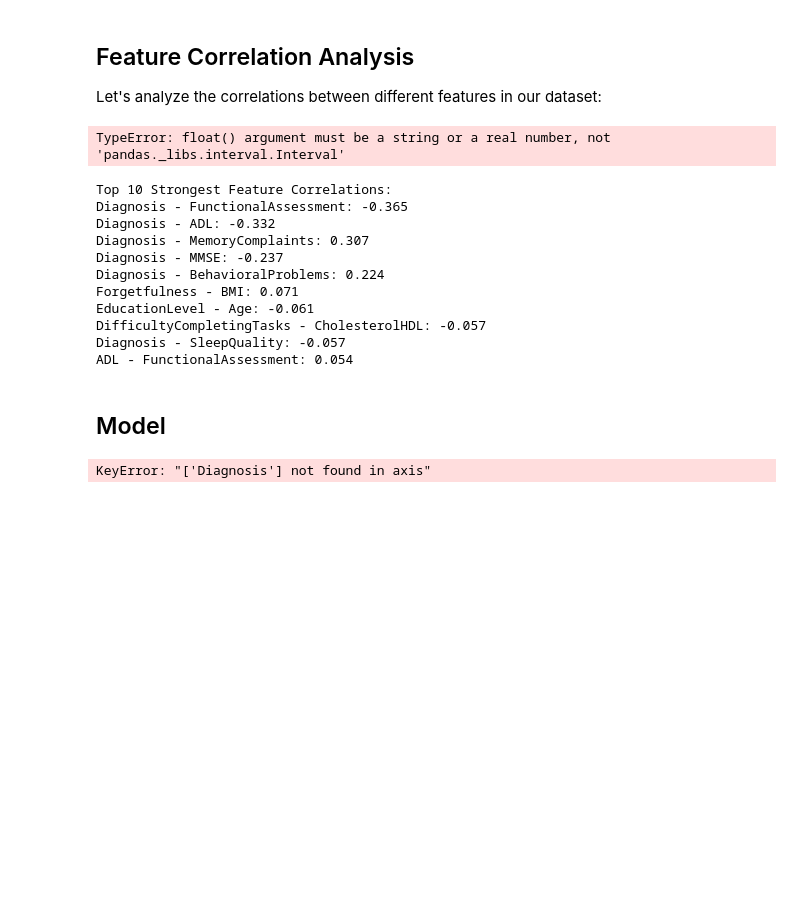
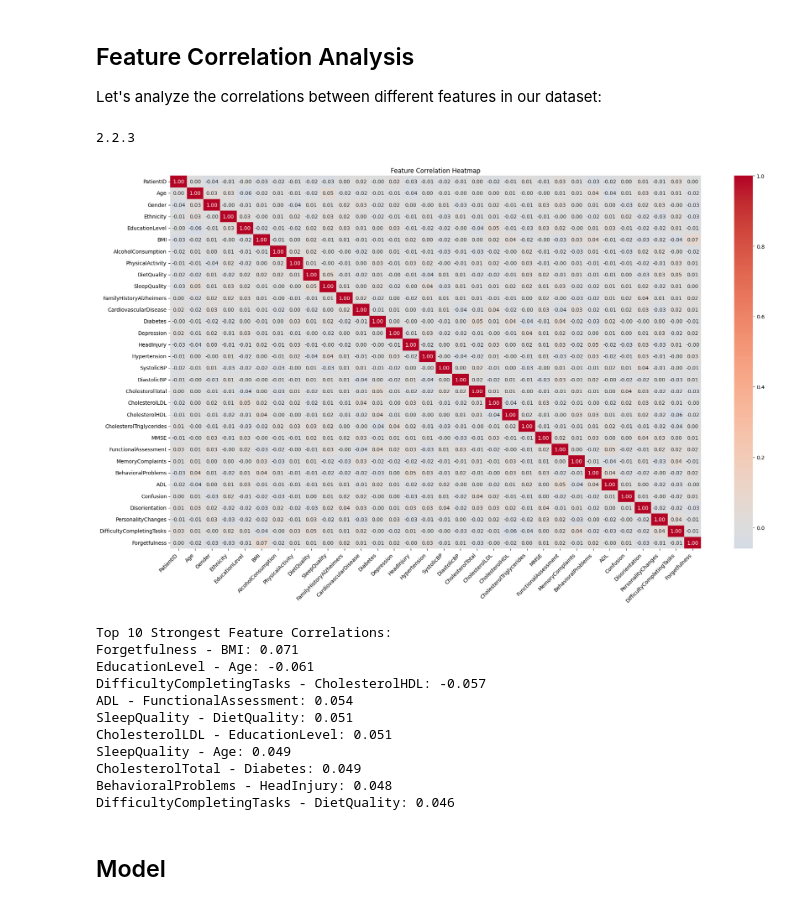
Before and after one commit to JakubDralus/advanced-machine-learning, a Jupyter notebook: project.ipynb, the cells around one changed output. Drawn from its saved outputs; the diff is of its cells as text; code cells hidden in the pictures; blank space fills up the shorter version.

```diff
--- a/project.ipynb
+++ b/project.ipynb
@@ -425,18 +425,21 @@ Let's analyze the correlations between different features in our dataset:
 # %%
 import seaborn as sns
 import matplotlib.pyplot as plt
 
-correlation_matrix = df.corr()
+print(pd.__version__)
+
+correlation_matrix = df.select_dtypes(include=['number']).corr()
 
 plt.figure(figsize=(20, 12))
 sns.heatmap(correlation_matrix, annot=True, cmap='coolwarm', center=0, fmt='.2f')
 plt.title('Feature Correlation Heatmap')
 plt.xticks(rotation=45, ha='right')
 plt.yticks(rotation=0)
 plt.tight_layout()
 plt.show()
 # %% [output]
-TypeError: float() argument must be a string or a real number, not 'pandas._libs.interval.Interval'
+2.2.3
+[figure, added]
 # %%
 from pandas import DataFrame
 import numpy as np
@@ -459,16 +462,16 @@ for (feat1, feat2), corr in strongest_correlations.items():
     print(f"{feat1} - {feat2}: {corr:.3f}")
 # %% [output]
 Top 10 Strongest Feature Correlations:
-Diagnosis - FunctionalAssessment: -0.365
-Diagnosis - ADL: -0.332
-Diagnosis - MemoryComplaints: 0.307
-Diagnosis - MMSE: -0.237
-Diagnosis - BehavioralProblems: 0.224
 Forgetfulness - BMI: 0.071
 EducationLevel - Age: -0.061
 DifficultyCompletingTasks - CholesterolHDL: -0.057
-Diagnosis - SleepQuality: -0.057
 ADL - FunctionalAssessment: 0.054
+SleepQuality - DietQuality: 0.051
+CholesterolLDL - EducationLevel: 0.051
+SleepQuality - Age: 0.049
+CholesterolTotal - Diabetes: 0.049
+BehavioralProblems - HeadInjury: 0.048
+DifficultyCompletingTasks - DietQuality: 0.046
 # %% [markdown]
 ## Model
 # %%
@@ -477,7 +480,8 @@ from sklearn.model_selection import train_test_split
 from sklearn.preprocessing import StandardScaler
 from sklearn.metrics import classification_report, confusion_matrix
 
-# Prepare features and target
+df = pd.read_csv('alzheimers_disease_data.csv')
+
 target = 'Diagnosis'
 X = df.select_dtypes(include=[np.number]).copy()
 X = X.drop(columns=['PatientID', target])
@@ -490,8 +494,6 @@ X_train, X_test, y_train, y_test = train_test_split(
 scaler = StandardScaler()
 X_train_scaled = scaler.fit_transform(X_train)
 X_test_scaled = scaler.transform(X_test)
-# %% [output]
-KeyError: "['Diagnosis'] not found in axis"
 # %%
 from xgboost import XGBClassifier
 
```
Also changed, not shown: parts of 1 cell of this notebook.
